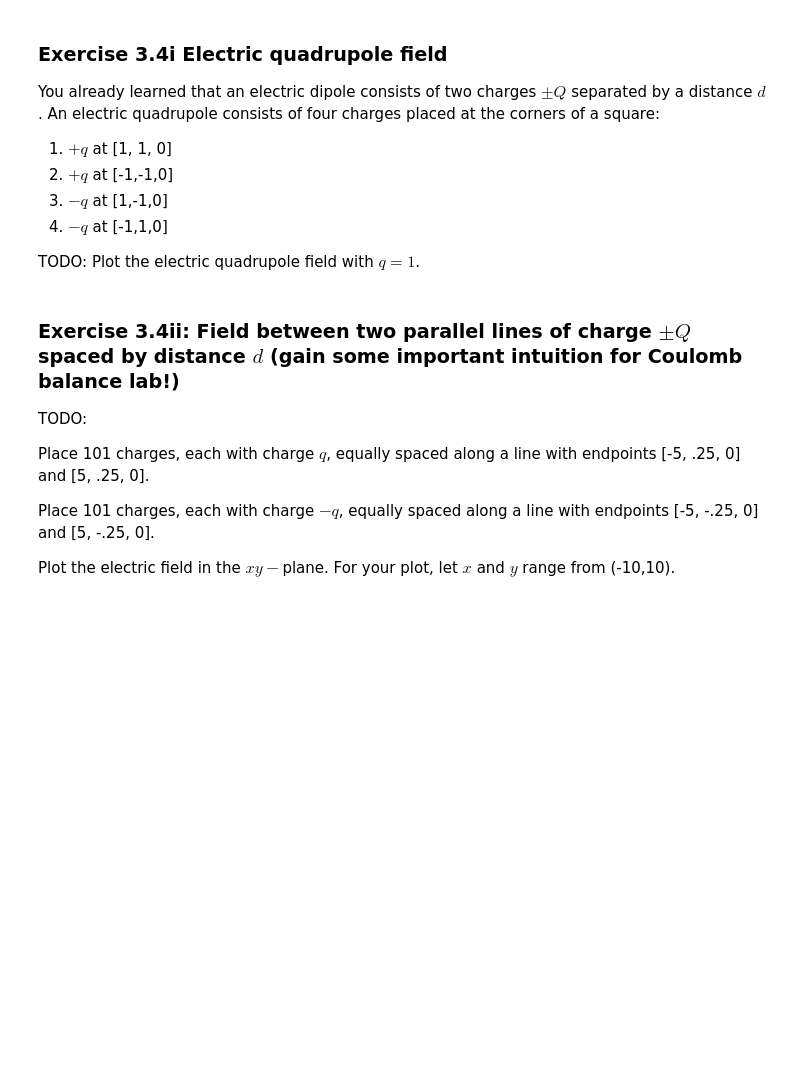
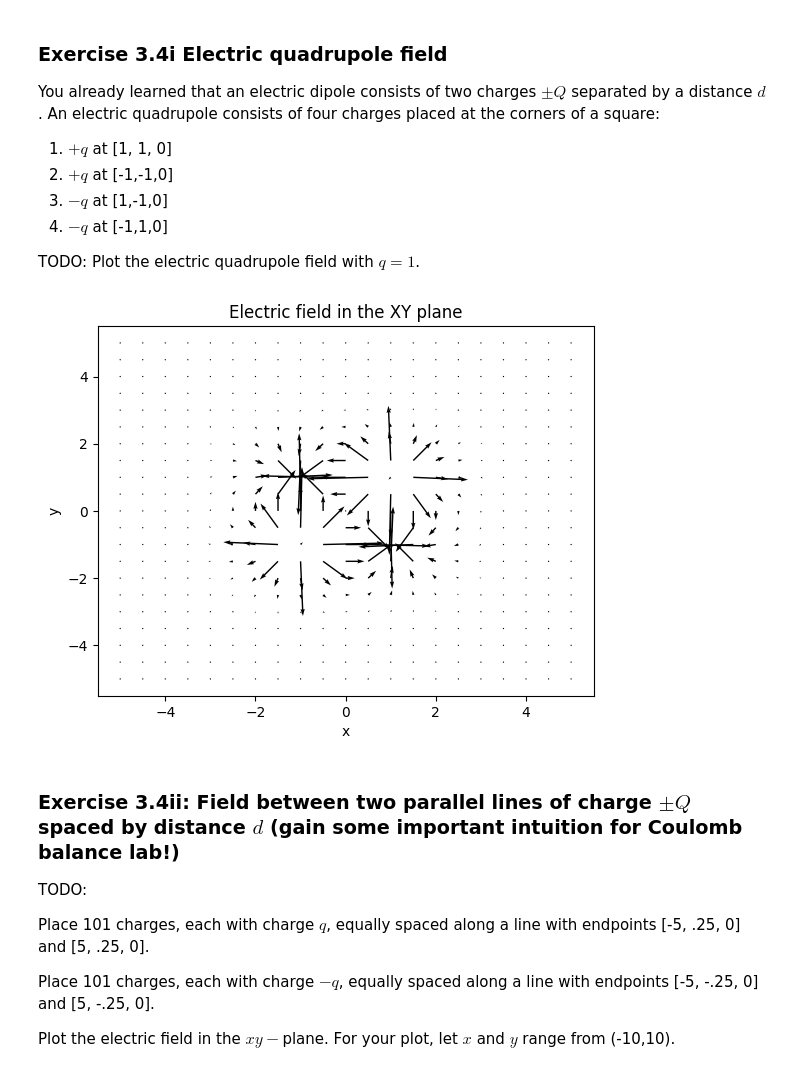
Before and after one commit to lxh6530/Assignment0-Lillian-Hart, a Jupyter notebook: Lab0_IEPII_Spr25.ipynb, the cells around one changed output. Cells and saved outputs as stored; diff of their text form; code cells hidden in the pictures; blank space fills up the shorter version.

```diff
--- a/Lab0_IEPII_Spr25.ipynb
+++ b/Lab0_IEPII_Spr25.ipynb
@@ -445,3 +447,36 @@ def pointCharge():
+# %%
+class pointCharge:
+    k = 1
+
+    def __init__(self, charge, xpos, ypos, start, end, amt):
+        self.charge = charge
+        self.xpos = xpos
+        self.ypos = ypos
+        self.position = [xpos, ypos]
+
+        self.xPts = np.linspace(start, end, amt)
+        self.yPts = np.linspace(start, end, amt)
+        self.x, self.y = np.meshgrid(self.xPts, self.yPts)
+
+    def computeField(self):
+        r_x = self.x - self.position[0]
+        r_y = self.y - self.position[1]
+        r = np.sqrt(r_x**2 + r_y**2)
+        r [r==0]= 1
+
+        fieldMagnitude = self.k * self.charge / (r**2)
+        fieldX = fieldMagnitude * r_x / r
+        fieldY = fieldMagnitude * r_y / r
+
+        return fieldX, fieldY
+
+    def plotField(self, array, s):
+        fieldX, fieldY = computeTotalField(array)
+        plt.quiver(self.xPts, self.yPts, fieldX, fieldY, scale=s)
+        plt.xlabel('x')
+        plt.ylabel('y')
+        plt.title('Electric field in the XY plane')
+        plt.show()
 # %% [markdown]
 ### Exercise 3.3iii
 TODO: Write a function to compute the total field of a list of point charge objects.
@@ -469,3 +507,12 @@ TODO: Plot the electric quadrupole field with $q = 1$.
+# %%
+### TODO: YOUR CODE HERE
+a= -5
+b= 5
+c= 21
+Ptcharges = [pointCharge(1, 1, 1,a,b, c), pointCharge(1, -1, -1,a,b,c), pointCharge(-1, 1, -1,a,b,c), pointCharge(-1, -1, 1,a,b,c)]
+Ptcharges[0].plotField(Ptcharges, 35)
+# %% [output]
+[figure, added]
 # %% [markdown]
 ### Exercise 3.4ii: Field between two parallel lines of charge $\pm Q$ spaced by distance $d$ (gain some important intuition for Coulomb balance lab!)
 
```
Also changed, not shown: parts of 12 cells of this notebook.
